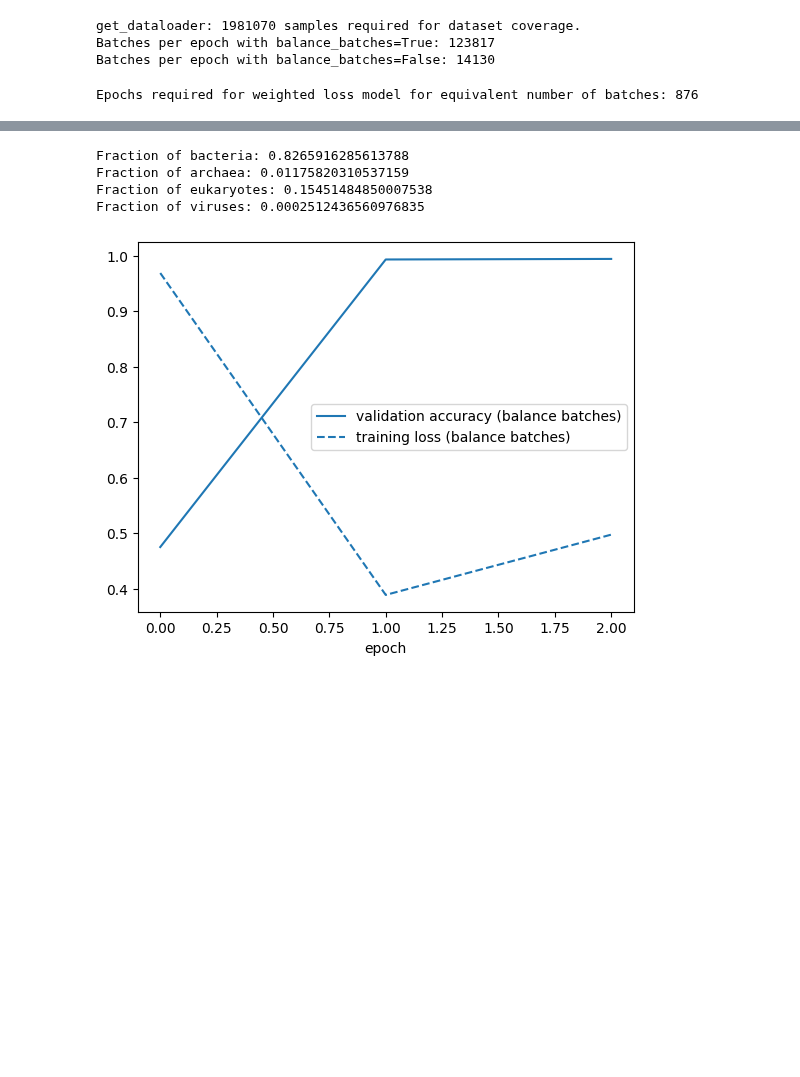
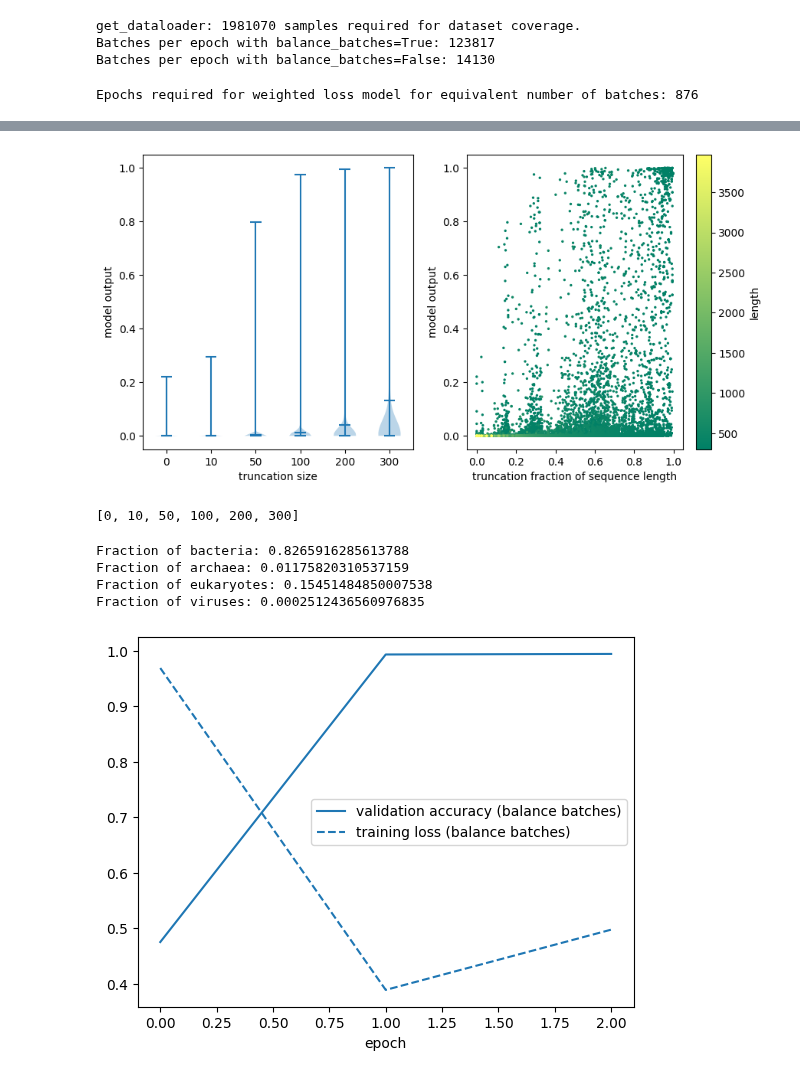
Before and after one commit to pipparichter/selenobot, a Jupyter notebook: notebooks/sandbox.ipynb, the cells around one changed output, grey strips where cells are left out. Saved outputs shown, nothing was run; the diff lists cells and outputs as text; code cells hidden in the pictures; blank space fills up the shorter version.

```diff
--- a/notebooks/sandbox.ipynb
+++ b/notebooks/sandbox.ipynb
@@ -157,3 +321,44 @@ Test accuracy: 0.8999666666666667
+# %%
+# Seems like a good idea to express truncation as a proportion of the protein's length.
+model_balance_batches = Classifier.load(os.path.join(MODELS_DIR, 'model_balance_batches.pkl'))
+dataset = Dataset.from_hdf(os.path.join(DATA_DIR, 'uniprot_truncated.h5'), feature_type='plm')
+
+metadata = dataset.metadata.copy()
+metadata['prediction'] = model_balance_batches.predict(dataset, threshold=None).ravel()
+metadata = metadata.sort_values('length')
+data, positions = [], []
+for truncation, df in metadata.groupby('truncation'):
+    # data.append(np.round(df.prediction.values, 1))
+    data.append(df.prediction.values.ravel())
+    positions.append(truncation)
+
+fig, axes = plt.subplots(ncols=2, figsize=(10, 5))
+
+axes[0].violinplot(np.array(data).T, showmeans=True)
+axes[0].set_xticklabels([0] + positions)
+axes[0].set_ylabel('model output')
+axes[0].set_xlabel('truncation size')
+
+# cmap = matplotlib.colors.Colormap('Blues', N=256)
+# cmap = plt.get_cmap('Blues')
+norm = matplotlib.colors.Normalize(vmin=min(metadata.length.values.ravel()), vmax=max(metadata.length.values.ravel()))
+cmap = matplotlib.cm.ScalarMappable(norm=norm, cmap='summer')
+
+colors = cmap.to_rgba(metadata.length.values.ravel())
+
+axes[1].scatter(metadata.truncation / metadata.length, metadata.prediction, s=2, c=colors)
+cbar = plt.colorbar(ax=axes[1], mappable=cmap)
+cbar.set_label('length')
+axes[1].set_xlabel('truncation fraction of sequence length')
+axes[1].set_ylabel('model output')
+
+plt.show()
+# %% [output]
+[figure, added]
+# %%
+positions
+# %% [output]
+[0, 10, 50, 100, 200, 300]
 # %%
 sec_df = pd.read_csv(os.path.join(DATA_DIR, 'uniprot_sec.csv'))
 
```
Also changed, not shown: parts of 13 cells of this notebook, 4 other files.
